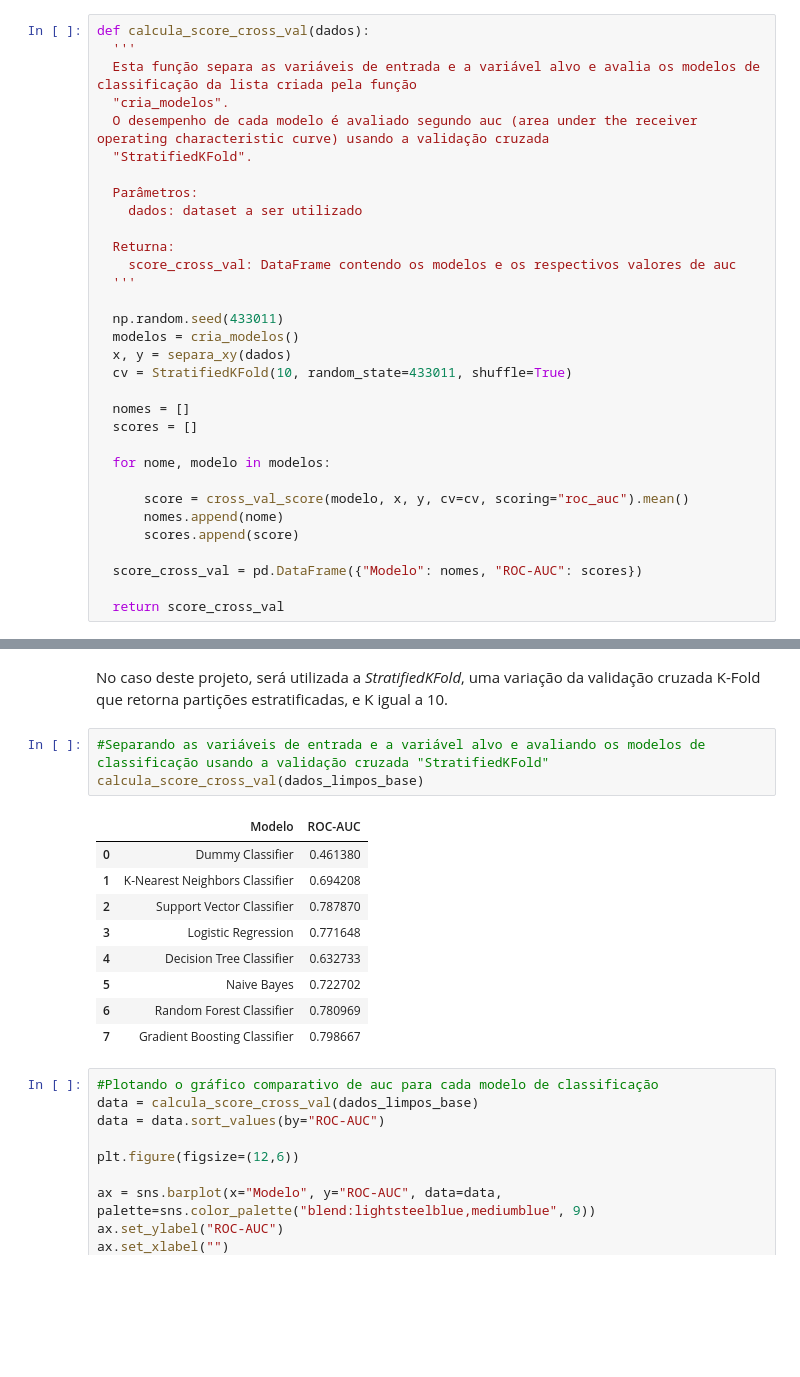
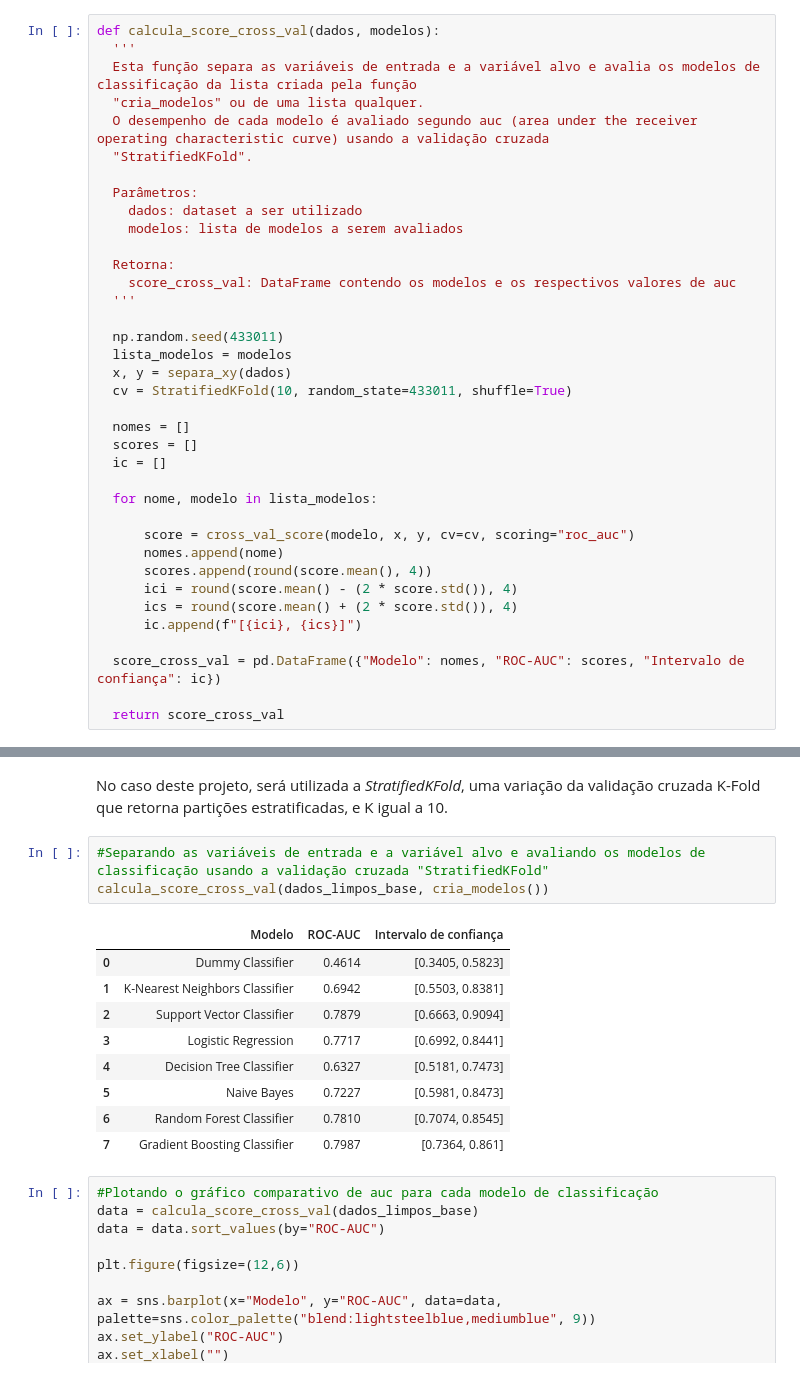
Before and after one commit to claricefiorese/bootcamp-alura-projetos, a Jupyter notebook: Projeto_Final.ipynb, the cells around one changed output, grey strips where cells are left out. Drawn from its saved outputs; the diff is of its cells as text; blank space fills up the shorter version.

```diff
--- a/Projeto_Final.ipynb
+++ b/Projeto_Final.ipynb
@@ -356,34 +357,39 @@ def calcula_score_treino_teste(dados):
 
   return score_treino_teste
 # %%
-def calcula_score_cross_val(dados):
+def calcula_score_cross_val(dados, modelos):
   '''
   Esta função separa as variáveis de entrada e a variável alvo e avalia os modelos de classificação da lista criada pela função
-  "cria_modelos".
+  "cria_modelos" ou de uma lista qualquer.
   O desempenho de cada modelo é avaliado segundo auc (area under the receiver operating characteristic curve) usando a validação cruzada
   "StratifiedKFold".
 
   Parâmetros:
     dados: dataset a ser utilizado
+    modelos: lista de modelos a serem avaliados
 
-  Returna:
+  Retorna:
     score_cross_val: DataFrame contendo os modelos e os respectivos valores de auc
   '''
 
   np.random.seed(433011)
-  modelos = cria_modelos()
+  lista_modelos = modelos
   x, y = separa_xy(dados)
   cv = StratifiedKFold(10, random_state=433011, shuffle=True)
 
   nomes = []
   scores = []
+  ic = []
 
-  for nome, modelo in modelos:
+  for nome, modelo in lista_modelos:
 
-      score = cross_val_score(modelo, x, y, cv=cv, scoring="roc_auc").mean()
+      score = cross_val_score(modelo, x, y, cv=cv, scoring="roc_auc")
       nomes.append(nome)
-      scores.append(score)
+      scores.append(round(score.mean(), 4))
+      ici = round(score.mean() - (2 * score.std()), 4)
+      ics = round(score.mean() + (2 * score.std()), 4)
+      ic.append(f"[{ici}, {ics}]")
 
-  score_cross_val = pd.DataFrame({"Modelo": nomes, "ROC-AUC": scores})
+  score_cross_val = pd.DataFrame({"Modelo": nomes, "ROC-AUC": scores, "Intervalo de confiança": ic})
 
   return score_cross_val
@@ -1021,17 +1018,17 @@ calcula_score_treino_teste(dados_limpos_base)
 No caso deste projeto, será utilizada a *StratifiedKFold*, uma variação da validação cruzada K-Fold que retorna partições estratificadas, e K igual a 10.
 # %%
 #Separando as variáveis de entrada e a variável alvo e avaliando os modelos de classificação usando a validação cruzada "StratifiedKFold"
-calcula_score_cross_val(dados_limpos_base)
+calcula_score_cross_val(dados_limpos_base, cria_modelos())
 # %% [output]
-|  | Modelo | ROC-AUC |
-| 0 | Dummy Classifier | 0.461380 |
-| 1 | K-Nearest Neighbors Classifier | 0.694208 |
-| 2 | Support Vector Classifier | 0.787870 |
-| 3 | Logistic Regression | 0.771648 |
-| 4 | Decision Tree Classifier | 0.632733 |
-| 5 | Naive Bayes | 0.722702 |
-| 6 | Random Forest Classifier | 0.780969 |
-| 7 | Gradient Boosting Classifier | 0.798667 |
+|  | Modelo | ROC-AUC | Intervalo de confiança |
+| 0 | Dummy Classifier | 0.4614 | [0.3405, 0.5823] |
+| 1 | K-Nearest Neighbors Classifier | 0.6942 | [0.5503, 0.8381] |
+| 2 | Support Vector Classifier | 0.7879 | [0.6663, 0.9094] |
+| 3 | Logistic Regression | 0.7717 | [0.6992, 0.8441] |
+| 4 | Decision Tree Classifier | 0.6327 | [0.5181, 0.7473] |
+| 5 | Naive Bayes | 0.7227 | [0.5981, 0.8473] |
+| 6 | Random Forest Classifier | 0.7810 | [0.7074, 0.8545] |
+| 7 | Gradient Boosting Classifier | 0.7987 | [0.7364, 0.861] |
 # %%
 #Plotando o gráfico comparativo de auc para cada modelo de classificação
 data = calcula_score_cross_val(dados_limpos_base)
```
Also changed, not shown: parts of 86 cells of this notebook.
